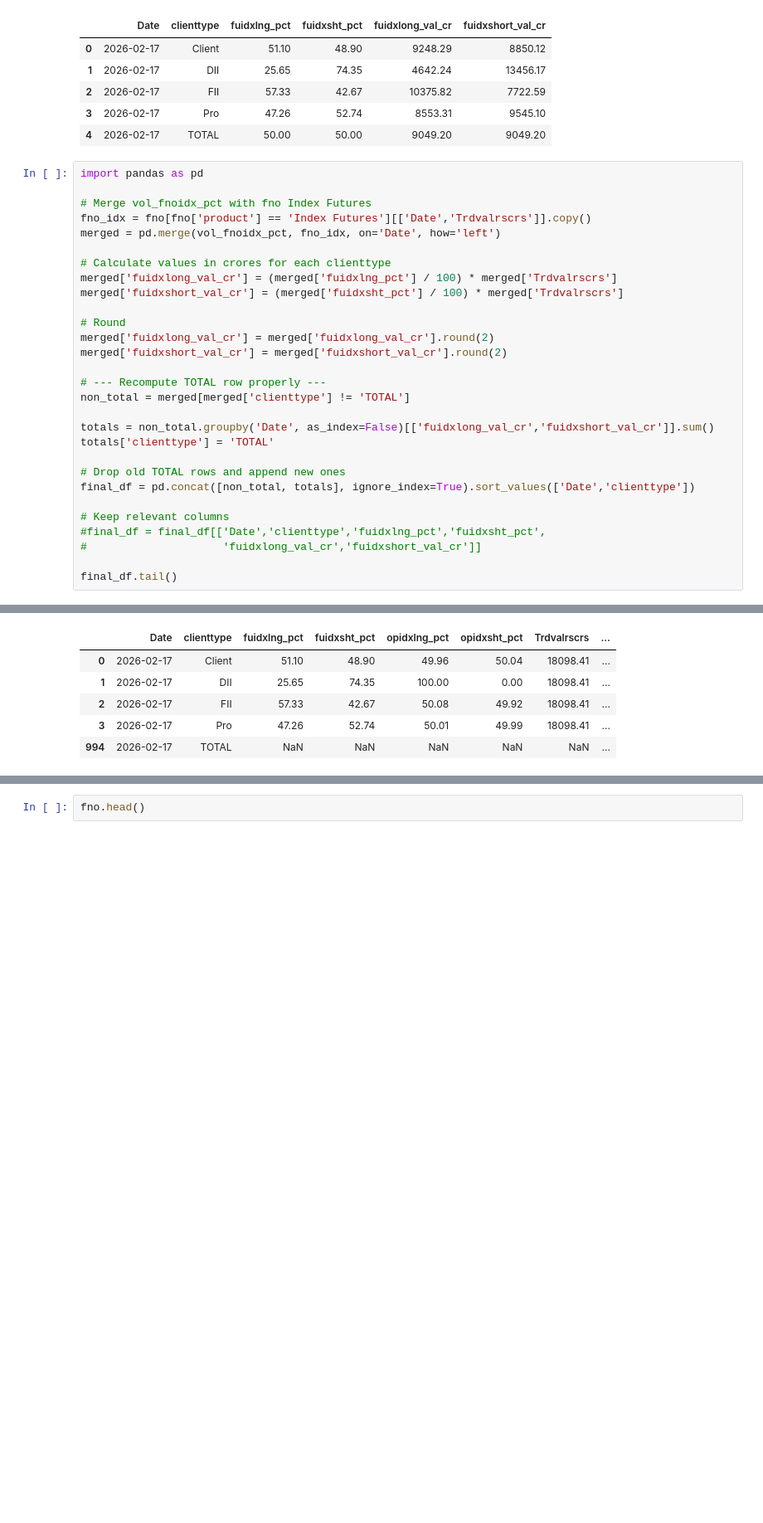
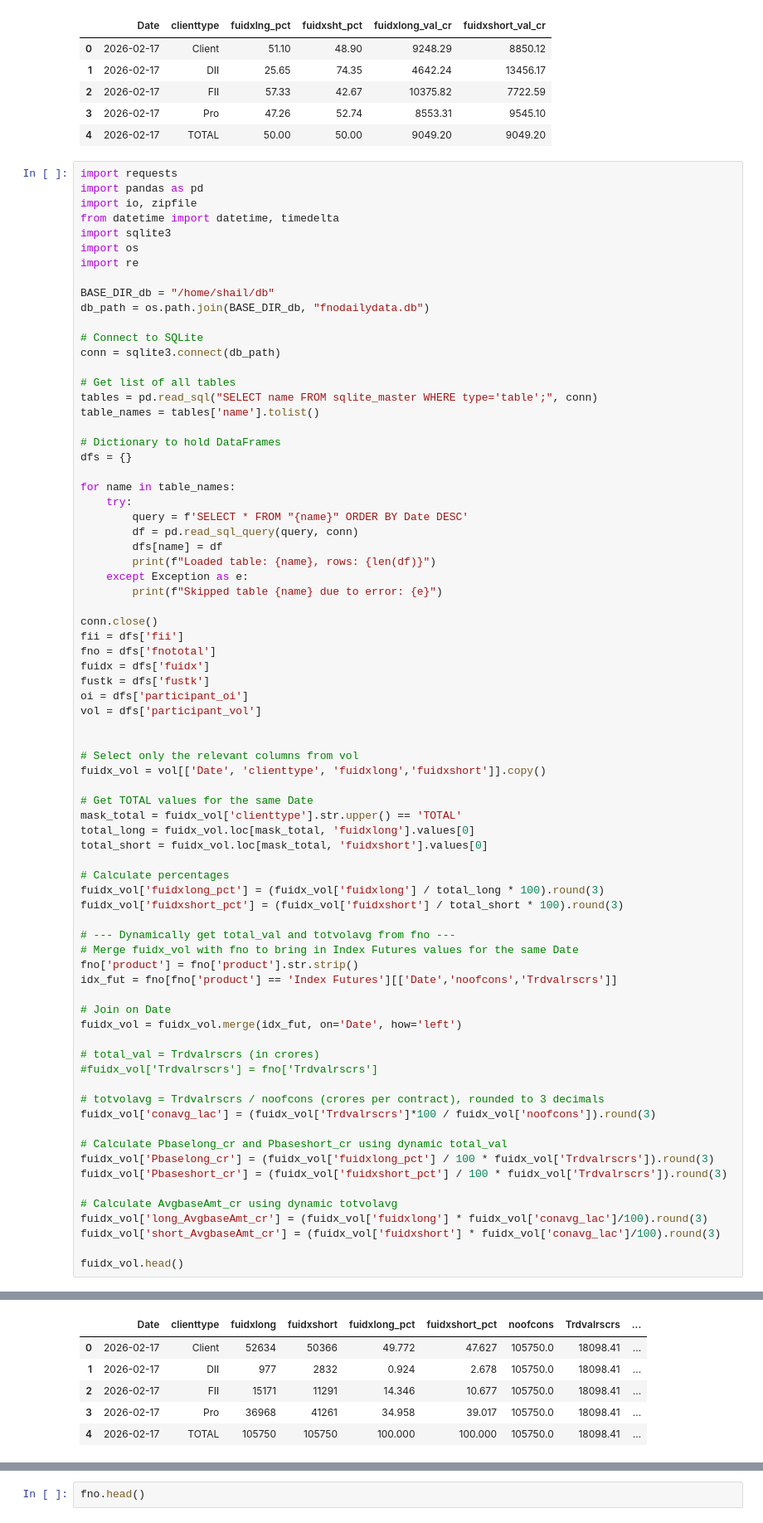
Before and after one commit to shailsun28/stockshortlisting, a Jupyter notebook: Untitled1.ipynb, the cells around one changed output, grey strips where cells are left out. Shown at 83% size. Drawn from its saved outputs; the diff is of its cells as text; blank space fills up the shorter version.

```diff
--- a/Untitled1.ipynb
+++ b/Untitled1.ipynb
@@ -823,32 +823,78 @@ final_df.head()
 | 3 | 2026-02-17 | Pro | 47.26 | 52.74 | 8553.31 | 9545.10 |
 | 4 | 2026-02-17 | TOTAL | 50.00 | 50.00 | 9049.20 | 9049.20 |
 # %%
+import requests
 import pandas as pd
+import io, zipfile
+from datetime import datetime, timedelta
+import sqlite3
+import os
+import re
 
-# Merge vol_fnoidx_pct with fno Index Futures
-fno_idx = fno[fno['product'] == 'Index Futures'][['Date','Trdvalrscrs']].copy()
-merged = pd.merge(vol_fnoidx_pct, fno_idx, on='Date', how='left')
+BASE_DIR_db = "/home/shail/db"
+db_path = os.path.join(BASE_DIR_db, "fnodailydata.db")
 
-# Calculate values in crores for each clienttype
-merged['fuidxlong_val_cr'] = (merged['fuidxlng_pct'] / 100) * merged['Trdvalrscrs']
-merged['fuidxshort_val_cr'] = (merged['fuidxsht_pct'] / 100) * merged['Trdvalrscrs']
+# Connect to SQLite
+conn = sqlite3.connect(db_path)
 
-# Round
-merged['fuidxlong_val_cr'] = merged['fuidxlong_val_cr'].round(2)
-merged['fuidxshort_val_cr'] = merged['fuidxshort_val_cr'].round(2)
+# Get list of all tables
+tables = pd.read_sql("SELECT name FROM sqlite_master WHERE type='table';", conn)
+table_names = tables['name'].tolist()
 
-# --- Recompute TOTAL row properly ---
-non_total = merged[merged['clienttype'] != 'TOTAL']
+# Dictionary to hold DataFrames
+dfs = {}
 
-totals = non_total.groupby('Date', as_index=False)[['fuidxlong_val_cr','fuidxshort_val_cr']].sum()
-totals['clienttype'] = 'TOTAL'
+for name in table_names:
+    try:
+        query = f'SELECT * FROM "{name}" ORDER BY Date DESC'
+        df = pd.read_sql_query(query, conn)
+        dfs[name] = df
+        print(f"Loaded table: {name}, rows: {len(df)}")
+    except Exception as e:
+        print(f"Skipped table {name} due to error: {e}")
 
-# Drop old TOTAL rows and append new ones
-final_df = pd.concat([non_total, totals], ignore_index=True).sort_values(['Date','clienttype'])
+conn.close()
+fii = dfs['fii']
+fno = dfs['fnototal']
+fuidx = dfs['fuidx']
+fustk = dfs['fustk']
+oi = dfs['participant_oi']
+vol = dfs['participant_vol']
 
-# Keep relevant columns
-#final_df = final_df[['Date','clienttype','fuidxlng_pct','fuidxsht_pct',
-#                     'fuidxlong_val_cr','fuidxshort_val_cr']]
 
-final_df.tail()
+# Select only the relevant columns from vol
+fuidx_vol = vol[['Date', 'clienttype', 'fuidxlong','fuidxshort']].copy()
+
+# Get TOTAL values for the same Date
+mask_total = fuidx_vol['clienttype'].str.upper() == 'TOTAL'
+total_long = fuidx_vol.loc[mask_total, 'fuidxlong'].values[0]
+total_short = fuidx_vol.loc[mask_total, 'fuidxshort'].values[0]
+
+# Calculate percentages
+fuidx_vol['fuidxlong_pct'] = (fuidx_vol['fuidxlong'] / total_long * 100).round(3)
+fuidx_vol['fuidxshort_pct'] = (fuidx_vol['fuidxshort'] / total_short * 100).round(3)
+
+# --- Dynamically get total_val and totvolavg from fno ---
+# Merge fuidx_vol with fno to bring in Index Futures values for the same Date
+fno['product'] = fno['product'].str.strip()
+idx_fut = fno[fno['product'] == 'Index Futures'][['Date','noofcons','Trdvalrscrs']]
+
+# Join on Date
+fuidx_vol = fuidx_vol.merge(idx_fut, on='Date', how='left')
+
+# total_val = Trdvalrscrs (in crores)
+#fuidx_vol['Trdvalrscrs'] = fno['Trdvalrscrs']
+
+# totvolavg = Trdvalrscrs / noofcons (crores per contract), rounded to 3 decimals
+fuidx_vol['conavg_lac'] = (fuidx_vol['Trdvalrscrs']*100 / fuidx_vol['noofcons']).round(3)
+
+# Calculate Pbaselong_cr and Pbaseshort_cr using dynamic total_val
+fuidx_vol['Pbaselong_cr'] = (fuidx_vol['fuidxlong_pct'] / 100 * fuidx_vol['Trdvalrscrs']).round(3)
+fuidx_vol['Pbaseshort_cr'] = (fuidx_vol['fuidxshort_pct'] / 100 * fuidx_vol['Trdvalrscrs']).round(3)
+
+# Calculate AvgbaseAmt_cr using dynamic totvolavg
+fuidx_vol['long_AvgbaseAmt_cr'] = (fuidx_vol['fuidxlong'] * fuidx_vol['conavg_lac']/100).round(3)
+fuidx_vol['short_AvgbaseAmt_cr'] = (fuidx_vol['fuidxshort'] * fuidx_vol['conavg_lac']/100).round(3)
+
+fuidx_vol.head()
 # %% [output]
@@ -855,7 +909,7 @@ final_df.tail()
-|  | Date | clienttype | fuidxlng_pct | fuidxsht_pct | opidxlng_pct | opidxsht_pct | Trdvalrscrs | ... |
-| 0 | 2026-02-17 | Client | 51.10 | 48.90 | 49.96 | 50.04 | 18098.41 | ... |
-| 1 | 2026-02-17 | DII | 25.65 | 74.35 | 100.00 | 0.00 | 18098.41 | ... |
-| 2 | 2026-02-17 | FII | 57.33 | 42.67 | 50.08 | 49.92 | 18098.41 | ... |
-| 3 | 2026-02-17 | Pro | 47.26 | 52.74 | 50.01 | 49.99 | 18098.41 | ... |
-| 994 | 2026-02-17 | TOTAL | NaN | NaN | NaN | NaN | NaN | ... |
+|  | Date | clienttype | fuidxlong | fuidxshort | fuidxlong_pct | fuidxshort_pct | noofcons | Trdvalrscrs | ... |
+| 0 | 2026-02-17 | Client | 52634 | 50366 | 49.772 | 47.627 | 105750.0 | 18098.41 | ... |
+| 1 | 2026-02-17 | DII | 977 | 2832 | 0.924 | 2.678 | 105750.0 | 18098.41 | ... |
+| 2 | 2026-02-17 | FII | 15171 | 11291 | 14.346 | 10.677 | 105750.0 | 18098.41 | ... |
+| 3 | 2026-02-17 | Pro | 36968 | 41261 | 34.958 | 39.017 | 105750.0 | 18098.41 | ... |
+| 4 | 2026-02-17 | TOTAL | 105750 | 105750 | 100.000 | 100.000 | 105750.0 | 18098.41 | ... |
 # %%
```
Also changed, not shown: parts of 2 cells of this notebook.
